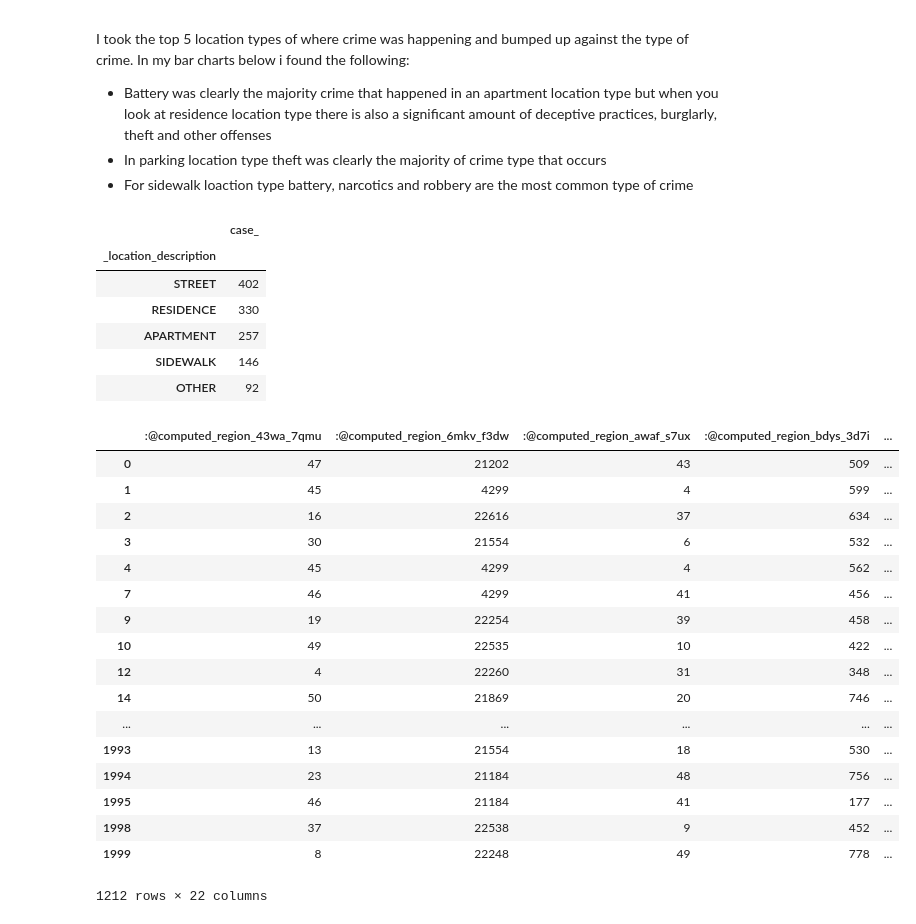
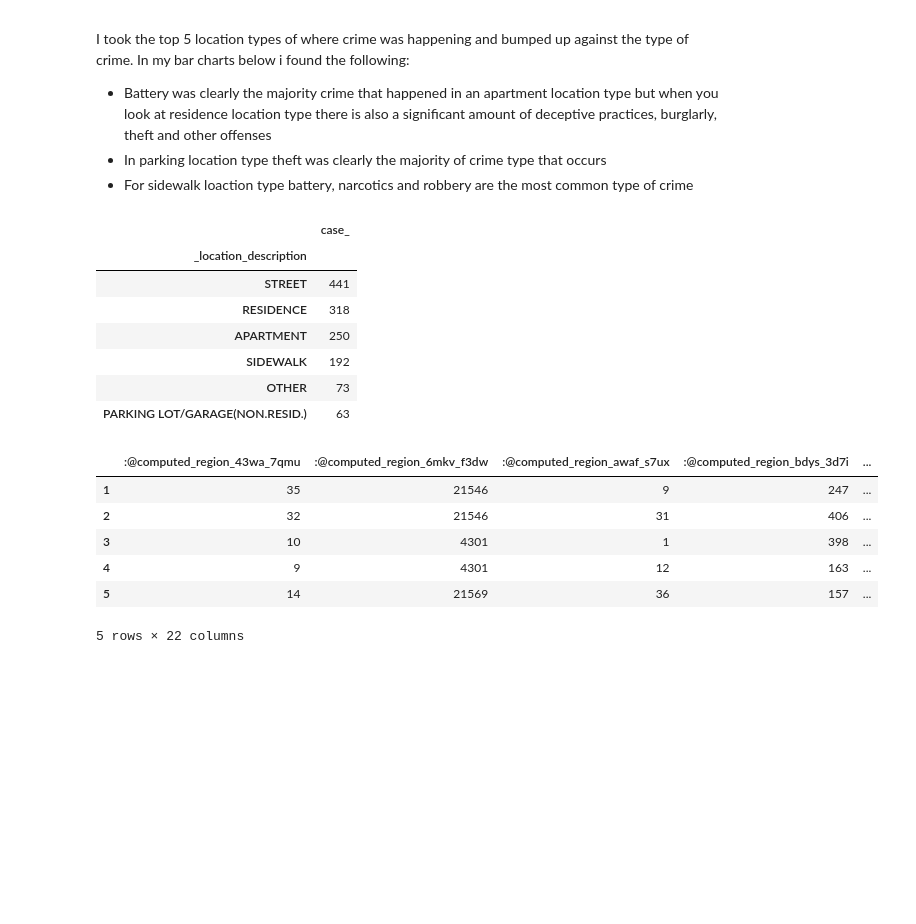
Before and after one commit to ELLowe/20190622_Group_1, a Jupyter notebook: Chicago Crime Heena.ipynb, the cells around one changed output. Saved outputs shown, nothing was run; the diff lists cells and outputs as text; code cells hidden in the pictures; blank space fills up the shorter version.

```diff
--- a/Chicago Crime Heena.ipynb
+++ b/Chicago Crime Heena.ipynb
@@ -19,14 +15,14 @@ Find crime hotspots as it relates to police office locations
 
 I ploted a map of police stations and then layered in a heat map of crime. In the heatmap it does look like there could be a need for an additional police station in the loop where there is more volume of crime occuring.
 # %%
-client = Socrata("data.cityofchicago.org", 'i1WLNAiRhW1Hmlcls0gHWA6KU')
-results_police_stations = client.get("9rg7-mz9y")
-results_police_stations
+client_hw = Socrata("data.cityofchicago.org", 'NSB09AWOrGiVhkLdm7zcTUyTp')
+results_police_stations_hw = client_hw.get("9rg7-mz9y")
+results_police_stations_hw
+# https://data.cityofchicago.org/resource/9rg7-mz9y.json
+# Convert to pandas DataFrame
+results_df_hw = pd.DataFrame(results_police_stations_hw)
 
-# Convert to pandas DataFrame
-results_df = pd.DataFrame(results_police_stations)
-
-results_df.head()
+results_df_hw.head()
 # %% [output]
 |  | :@computed_region_43wa_7qmu | :@computed_region_6mkv_f3dw | :@computed_region_awaf_s7ux | :@computed_region_bdys_3d7i | ... |
 | 0 | 9 | 21194 | 12 | 330 | ... |
@@ -46,9 +46,9 @@ fig.add_layer(markers)
 # %%
 # https://data.cityofchicago.org/resource/x2n5-8w5q.json
-results_crime = client.get("x2n5-8w5q", limit=2000)
-results_crime
+results_crime_hw = client_hw.get("x2n5-8w5q", limit=2000)
+results_crime_hw
 # Convert to pandas DataFrame
-results_crime_df = pd.DataFrame.from_records(results_crime)
-results_crime_df
+results_crime_df_hw = pd.DataFrame.from_records(results_crime_hw)
+results_crime_df_hw.head()
 # %% [output]
 |  | :@computed_region_43wa_7qmu | :@computed_region_6mkv_f3dw | :@computed_region_awaf_s7ux | :@computed_region_bdys_3d7i | ... |
@@ -91,38 +80,28 @@ I took the top 5 location types of where crime was happening and bumped up again
 * In parking location type theft was clearly the majority of crime type that occurs
 * For sidewalk loaction type battery, narcotics and robbery are the most common type of crime
 # %%
-location_description = results_crime_df.groupby("_location_description").count()["case_"].sort_values(ascending=False)
-top_five_loc = pd.DataFrame(location_description.head(5))
-top_five_loc
+location_description_hw = results_crime_df_hw.groupby("_location_description").count()["case_"].sort_values(ascending=False)
+top_five_loc_hw = pd.DataFrame(location_description_hw.head(6))
+top_five_loc_hw
 # %% [output]
 |  | case_ |
 | _location_description |  |
-| STREET | 402 |
-| RESIDENCE | 330 |
-| APARTMENT | 257 |
-| SIDEWALK | 146 |
-| OTHER | 92 |
+| STREET | 441 |
+| RESIDENCE | 318 |
+| APARTMENT | 250 |
+| SIDEWALK | 192 |
+| OTHER | 73 |
+| PARKING LOT/GARAGE(NON.RESID.) | 63 |
 # %%
-condition = (results_crime_df['_location_description'] == 'STREET') | (results_crime_df['_location_description'] == 'RESIDENCE') |(results_crime_df['_location_description'] == 'APARTMENT') | (results_crime_df['_location_description'] == 'SIDEWALK')| (results_crime_df['_location_description'] == 'PARKING LOT/GARAGE(NON.RESID.)')
-filtered_df = pd.DataFrame(results_crime_df[condition])
-filtered_df
+condition_hw = (results_crime_df_hw['_location_description'] == 'STREET') | (results_crime_df_hw['_location_description'] == 'RESIDENCE') |(results_crime_df_hw['_location_description'] == 'APARTMENT') | (results_crime_df_hw['_location_description'] == 'SIDEWALK')| (results_crime_df_hw['_location_description'] == 'OTHER')| (results_crime_df_hw['_location_description'] == 'PARKING LOT/GARAGE(NON.RESID.)')
+filtered_df_hw = pd.DataFrame(results_crime_df_hw[condition_hw])
+filtered_df_hw.head()
 # %% [output]
 |  | :@computed_region_43wa_7qmu | :@computed_region_6mkv_f3dw | :@computed_region_awaf_s7ux | :@computed_region_bdys_3d7i | ... |
-| 0 | 47 | 21202 | 43 | 509 | ... |
-| 1 | 45 | 4299 | 4 | 599 | ... |
-| 2 | 16 | 22616 | 37 | 634 | ... |
-| 3 | 30 | 21554 | 6 | 532 | ... |
-| 4 | 45 | 4299 | 4 | 562 | ... |
-| 7 | 46 | 4299 | 41 | 456 | ... |
-| 9 | 19 | 22254 | 39 | 458 | ... |
-| 10 | 49 | 22535 | 10 | 422 | ... |
-| 12 | 4 | 22260 | 31 | 348 | ... |
-| 14 | 50 | 21869 | 20 | 746 | ... |
-| ... | ... | ... | ... | ... | ... |
-| 1993 | 13 | 21554 | 18 | 530 | ... |
-| 1994 | 23 | 21184 | 48 | 756 | ... |
-| 1995 | 46 | 21184 | 41 | 177 | ... |
-| 1998 | 37 | 22538 | 9 | 452 | ... |
-| 1999 | 8 | 22248 | 49 | 778 | ... |
+| 1 | 35 | 21546 | 9 | 247 | ... |
+| 2 | 32 | 21546 | 31 | 406 | ... |
+| 3 | 10 | 4301 | 1 | 398 | ... |
+| 4 | 9 | 4301 | 12 | 163 | ... |
+| 5 | 14 | 21569 | 36 | 157 | ... |
-1212 rows × 22 columns
+5 rows × 22 columns
 # %%
```
Also changed, not shown: parts of 10 cells of this notebook, 7 other files.
